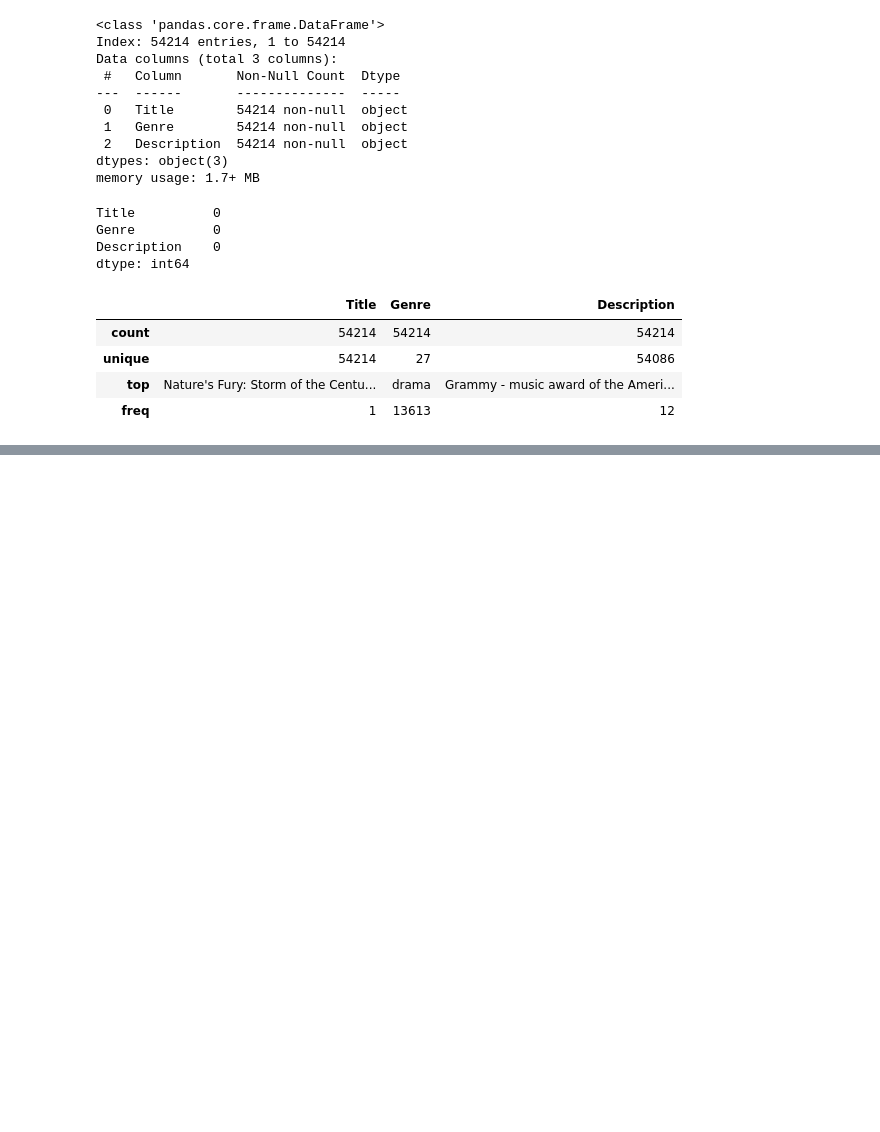
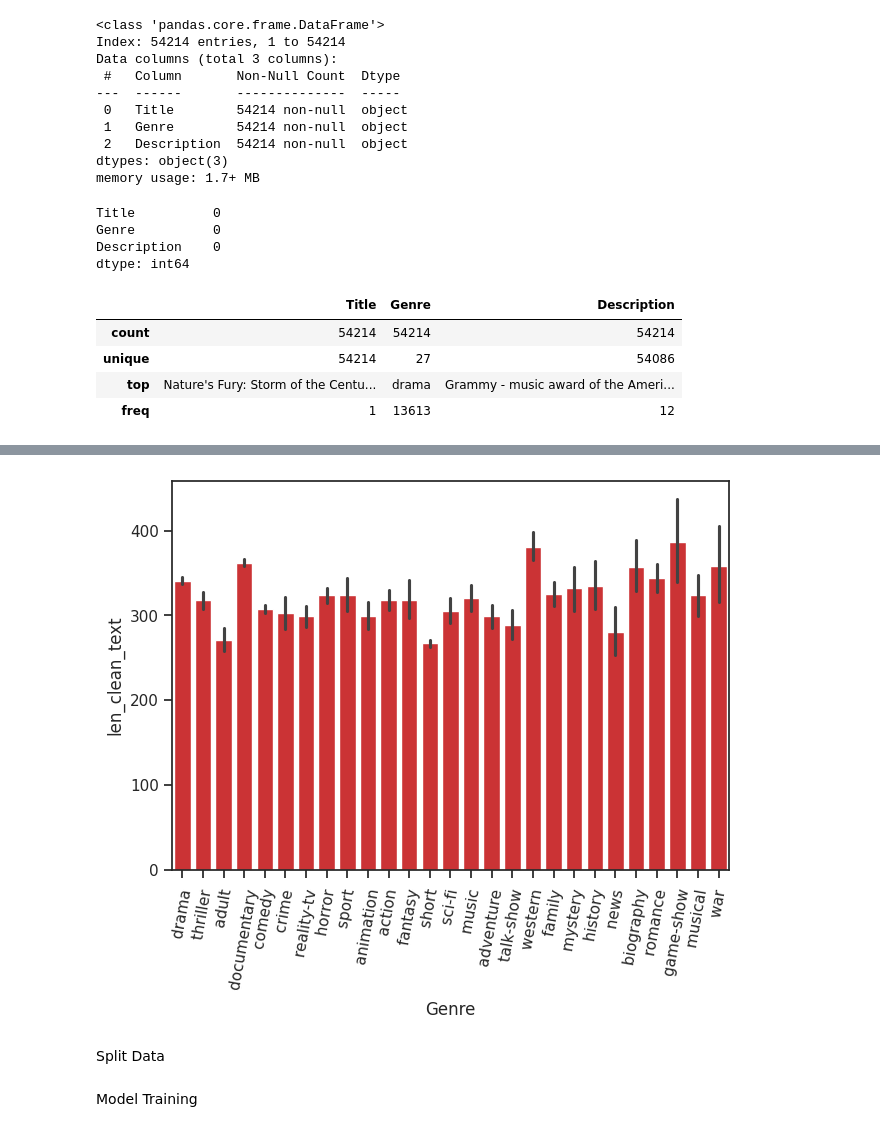
Before and after one commit to deepanshbhatia/TDS-AVENUE-CODEFORGE, a Jupyter notebook: genre.ipynb, the cells around one changed output, grey strips where cells are left out. Drawn from its saved outputs; the diff is of its cells as text; code cells hidden in the pictures; blank space fills up the shorter version.

```diff
--- a/genre.ipynb
+++ b/genre.ipynb
@@ -103,0 +125,22 @@ train.describe()
+# %%
+import re
+import nltk
+import string
+def clean_text(text):
+    text= text.lower()
+    text=re.sub("-", " ", text)
+    text= re.sub(f'[{string.digits}]', " ", text)
+    text= " ".join([stemmer.stem(word) for word in text.split() if word not in stop_words])
+    text = re.sub(r'@\S+', '', text)
+    text = re.sub(r'https\S+', '', text)
+    text = re.sub(r'pic.\S+', '', text)
+    text = re.sub(r"[^a-zA-Z+']", ' ', text)
+    text = re.sub(r'\s+[a-zA-Z]\s+', ' ', text+' ')
+
+
+    text = "".join([i for i in text if i not in string.punctuation])
+    words = nltk.tokenize.word_tokenize(text, language = 'english', preserve_line = True)
+    stopwords = nltk.corpus.stopwords.words('english')
+    text = " ".join([i for i in words if i not in stopwords and len(i)>2])
+    text = re.sub("\s[\s]+", ' ', text).strip()
+    return re.sub(f'[{re.escape(string.punctuation)}]', '', text)
@@ -103,0 +155,3 @@ train.describe()
+# %%
+train["New_description"]= train["Description"].apply(clean_text)
+test["New_description"]= test["Description"].apply(clean_text)
@@ -103,0 +163,2 @@ train.describe()
+# %%
+train["len_clean_text"]= train["New_description"].apply(len)
@@ -103,0 +182,4 @@ train.describe()
+# %%
+print("length of datset before removing:",len(train))
+index_drop=train["len_clean_text"]>2000
+train.drop(train[index_drop].index, axis=0, inplace=True)
@@ -103,0 +197,9 @@ train.describe()
+# %%
+from seaborn import barplot as bp
+bp(x= "Genre", y="len_clean_text", data=train)
+plt.xticks(rotation=80)
+plt.show()
+# %% [output]
+[figure, added]
+# %% [markdown]
+Split Data
@@ -103,0 +220,2 @@ train.describe()
+# %% [markdown]
+Model Training
```
Also changed, not shown: parts of 25 cells of this notebook.
